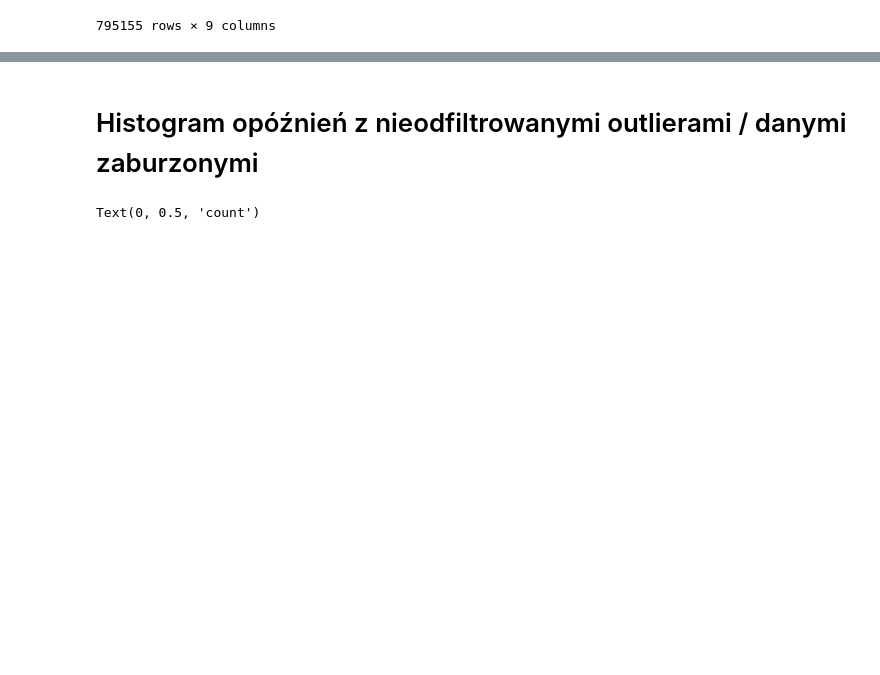
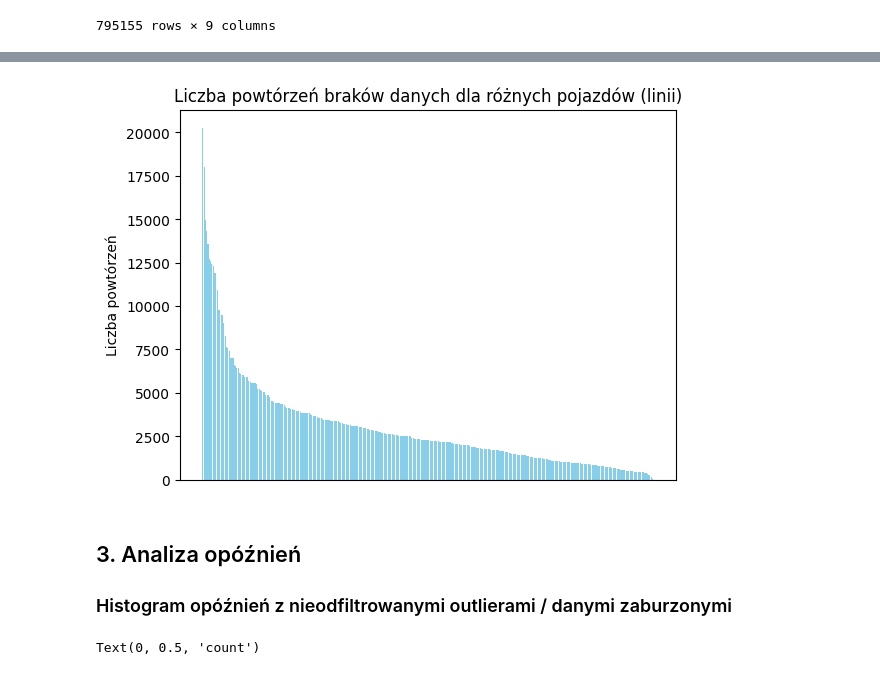
Before and after one commit to hoanganhlinh/praca-inzynierska, a Jupyter notebook: EDA.ipynb, the cells around one changed output, grey strips where cells are left out. Saved outputs shown, nothing was run; the diff lists cells and outputs as text; code cells hidden in the pictures; blank space fills up the shorter version.

```diff
--- a/EDA.ipynb
+++ b/EDA.ipynb
@@ -159,0 +310,3 @@ merged_df
+# %%
+missing_vals = final_missingval_merge[final_missingval_merge['arrival_time_y'].isna()]
+missing_vals.head(10)
@@ -159,0 +349,5 @@ merged_df
+# %%
+summary = missing_vals.groupby('route_short_name').size().reset_index(name='count')
+summary = summary.sort_values(by='count', ascending=False)
+
+summary.head(50)
@@ -160,5 +372,16 @@ merged_df
+# %%
+# Tworzymy wykres słupkowy
+plt.bar(summary['route_short_name'], summary['count'], color='skyblue')
+plt.title('Liczba powtórzeń braków danych dla różnych pojazdów (linii)')
+plt.ylabel('Liczba powtórzeń')
+plt.xticks([])
+plt.show()
+# %% [output]
+[figure, added]
 # %% [markdown]
-# Histogram opóźnień z nieodfiltrowanymi outlierami / danymi zaburzonymi
+## 3. Analiza opóźnień
+
+### Histogram opóźnień z nieodfiltrowanymi outlierami / danymi zaburzonymi
 # %%
 fig, ax = plt.subplots(1,1)
 fig.set_size_inches(12,8)
```
Also changed, not shown: parts of 35 cells of this notebook.
